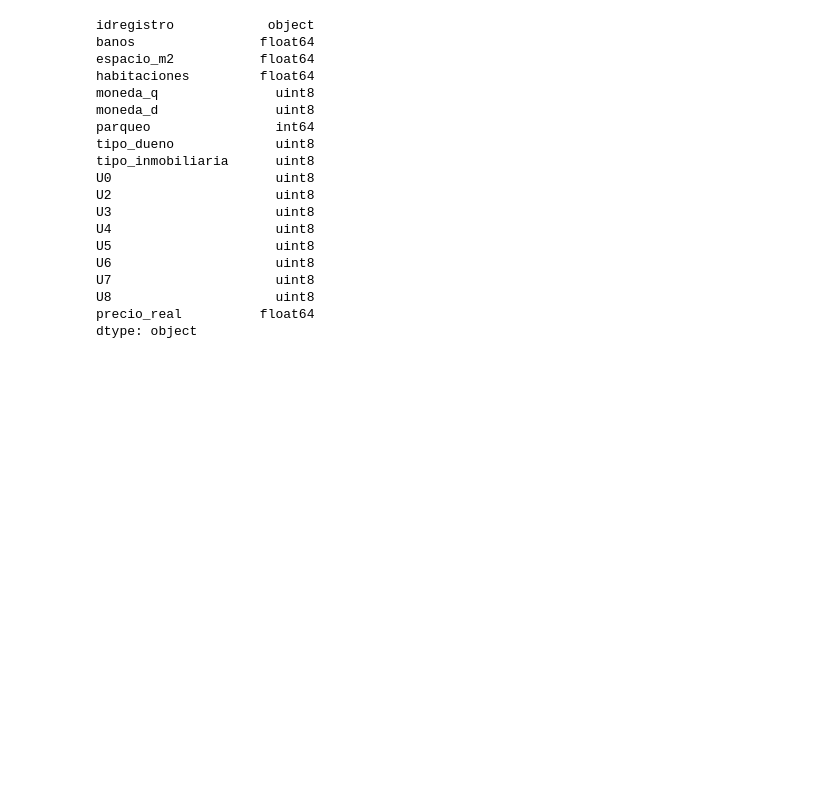
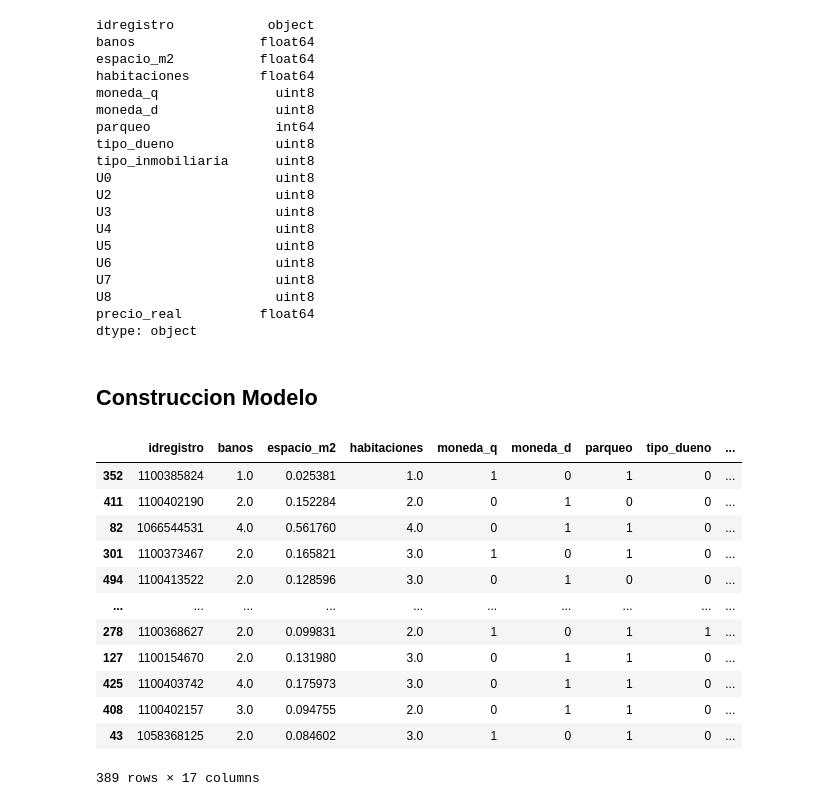
Before and after one commit to yadderace/ScrappingProject, a Jupyter notebook: Notebooks/Model Construction.ipynb, the cells around one changed output. Drawn from its saved outputs; the diff is of its cells as text; code cells hidden in the pictures; blank space fills up the shorter version.

Commit message:
Se crean datos de entrenamiento y datos para testeo

```diff
--- a/Notebooks/Model Construction.ipynb
+++ b/Notebooks/Model Construction.ipynb
@@ -391,3 +392,30 @@ U7                     uint8
 U8                     uint8
 precio_real          float64
 dtype: object
+# %% [markdown]
+## Construccion Modelo
+# %%
+# Seleccionamos las variables predictoras
+dfPredictors = dfModeloSet.loc[:, dfModeloSet.columns != 'precio_real']
+
+# Seleccionamos la variable dependiente
+Y = dfModeloSet['precio_real']
+
+# Separamos los datos para test y training
+xTrain, xTest, yTrain, yTest = train_test_split(dfPredictors, Y, test_size = 0.3, random_state=1505)
+
+xTrain
+# %% [output]
+|  | idregistro | banos | espacio_m2 | habitaciones | moneda_q | moneda_d | parqueo | tipo_dueno | ... |
+| 352 | 1100385824 | 1.0 | 0.025381 | 1.0 | 1 | 0 | 1 | 0 | ... |
+| 411 | 1100402190 | 2.0 | 0.152284 | 2.0 | 0 | 1 | 0 | 0 | ... |
+| 82 | 1066544531 | 4.0 | 0.561760 | 4.0 | 0 | 1 | 1 | 0 | ... |
+| 301 | 1100373467 | 2.0 | 0.165821 | 3.0 | 1 | 0 | 1 | 0 | ... |
+| 494 | 1100413522 | 2.0 | 0.128596 | 3.0 | 0 | 1 | 0 | 0 | ... |
+| ... | ... | ... | ... | ... | ... | ... | ... | ... | ... |
+| 278 | 1100368627 | 2.0 | 0.099831 | 2.0 | 1 | 0 | 1 | 1 | ... |
+| 127 | 1100154670 | 2.0 | 0.131980 | 3.0 | 0 | 1 | 1 | 0 | ... |
+| 425 | 1100403742 | 4.0 | 0.175973 | 3.0 | 0 | 1 | 1 | 0 | ... |
+| 408 | 1100402157 | 3.0 | 0.094755 | 2.0 | 0 | 1 | 1 | 0 | ... |
+| 43 | 1058368125 | 2.0 | 0.084602 | 3.0 | 1 | 0 | 1 | 0 | ... |
+389 rows × 17 columns
```
Also changed, not shown: parts of 1 cell of this notebook.
